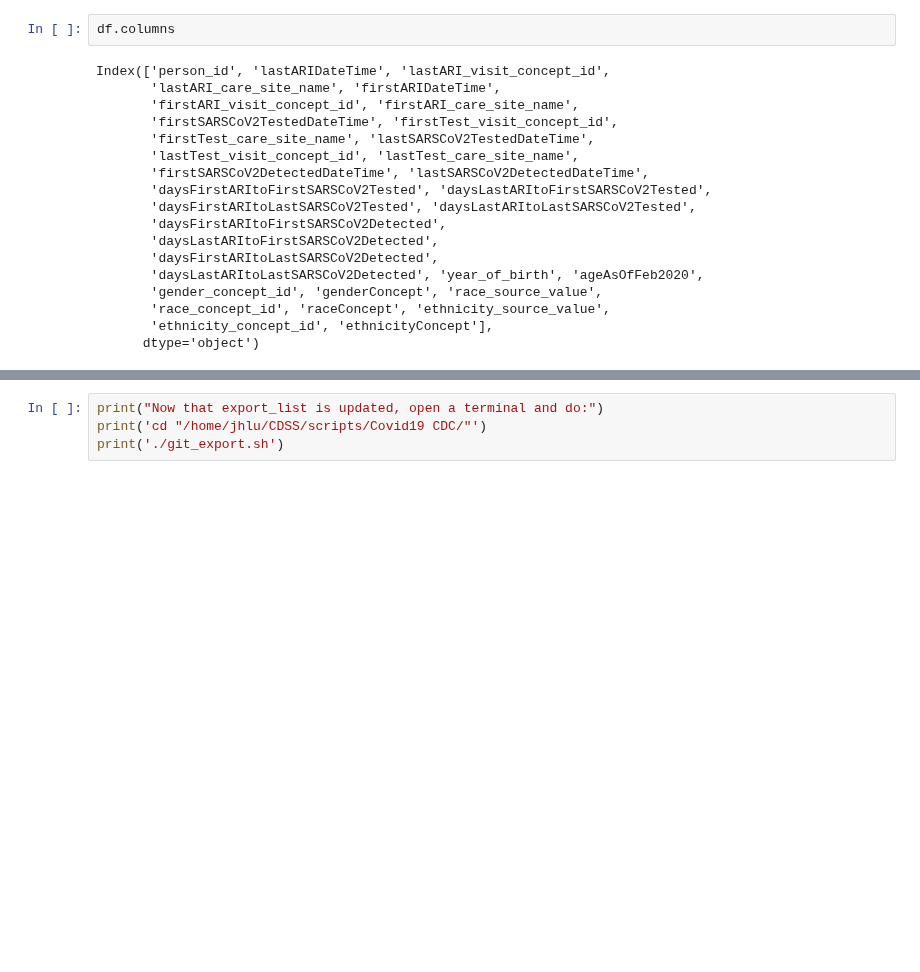
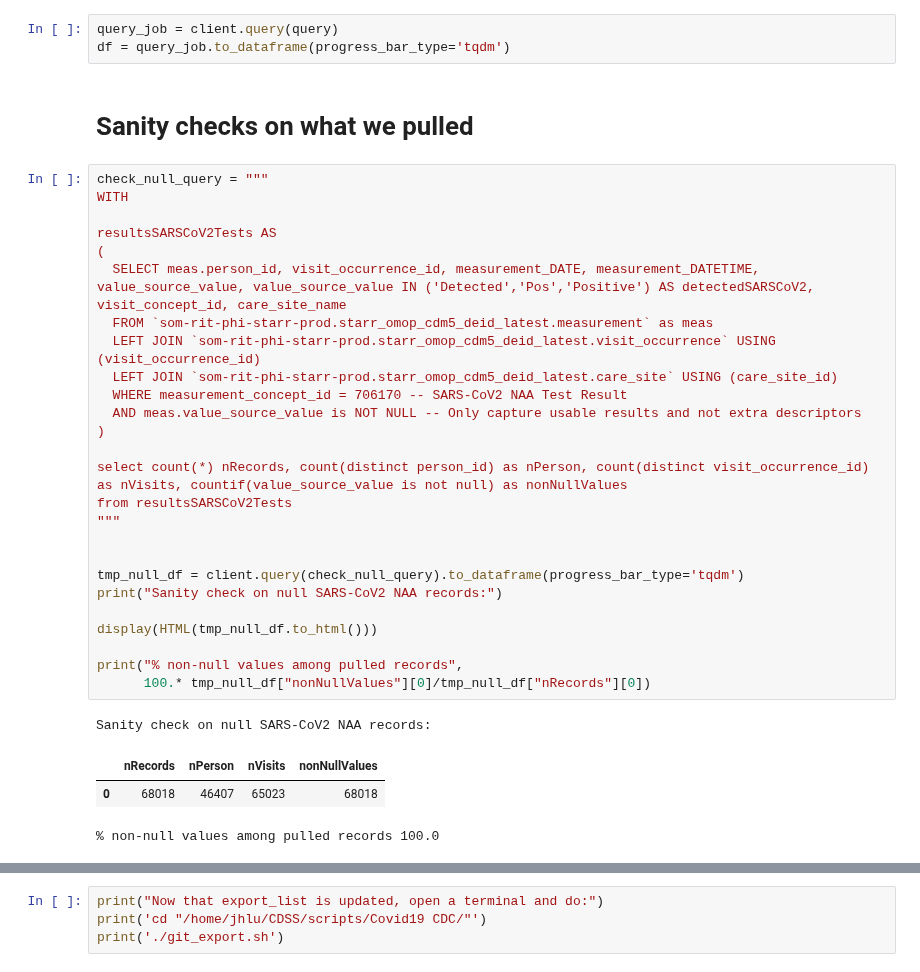
Before and after one commit to HealthRex/CDSS, a Jupyter notebook: scripts/Covid19 CDC/new_tbl_adj.ipynb, the cells around one changed output, grey strips where cells are left out. Saved outputs shown, nothing was run; the diff lists cells and outputs as text; blank space fills up the shorter version.

```diff
--- a/scripts/Covid19 CDC/new_tbl_adj.ipynb
+++ b/scripts/Covid19 CDC/new_tbl_adj.ipynb
@@ -228,20 +262,36 @@ df = query_job.to_dataframe(progress_bar_type='tqdm')
-# %%
-df.columns
-# %% [output]
-Index(['person_id', 'lastARIDateTime', 'lastARI_visit_concept_id',
-       'lastARI_care_site_name', 'firstARIDateTime',
-       'firstARI_visit_concept_id', 'firstARI_care_site_name',
-       'firstSARSCoV2TestedDateTime', 'firstTest_visit_concept_id',
-       'firstTest_care_site_name', 'lastSARSCoV2TestedDateTime',
-       'lastTest_visit_concept_id', 'lastTest_care_site_name',
-       'firstSARSCoV2DetectedDateTime', 'lastSARSCoV2DetectedDateTime',
-       'daysFirstARItoFirstSARSCoV2Tested', 'daysLastARItoFirstSARSCoV2Tested',
-       'daysFirstARItoLastSARSCoV2Tested', 'daysLastARItoLastSARSCoV2Tested',
-       'daysFirstARItoFirstSARSCoV2Detected',
-       'daysLastARItoFirstSARSCoV2Detected',
-       'daysFirstARItoLastSARSCoV2Detected',
-       'daysLastARItoLastSARSCoV2Detected', 'year_of_birth', 'ageAsOfFeb2020',
-       'gender_concept_id', 'genderConcept', 'race_source_value',
-       'race_concept_id', 'raceConcept', 'ethnicity_source_value',
-       'ethnicity_concept_id', 'ethnicityConcept'],
-      dtype='object')
+# %%
+query_job = client.query(query)
+df = query_job.to_dataframe(progress_bar_type='tqdm')
+# %% [markdown]
+# Sanity checks on what we pulled
+# %%
+check_null_query = """
+WITH
+
+resultsSARSCoV2Tests AS
+(
+  SELECT meas.person_id, visit_occurrence_id, measurement_DATE, measurement_DATETIME, value_source_value, value_source_value IN ('Detected','Pos','Positive') AS detectedSARSCoV2, visit_concept_id, care_site_name
+  FROM `som-rit-phi-starr-prod.starr_omop_cdm5_deid_latest.measurement` as meas
+  LEFT JOIN `som-rit-phi-starr-prod.starr_omop_cdm5_deid_latest.visit_occurrence` USING (visit_occurrence_id)
+  LEFT JOIN `som-rit-phi-starr-prod.starr_omop_cdm5_deid_latest.care_site` USING (care_site_id)
+  WHERE measurement_concept_id = 706170 -- SARS-CoV2 NAA Test Result
+  AND meas.value_source_value is NOT NULL -- Only capture usable results and not extra descriptors
+)
+
+select count(*) nRecords, count(distinct person_id) as nPerson, count(distinct visit_occurrence_id) as nVisits, countif(value_source_value is not null) as nonNullValues
+from resultsSARSCoV2Tests
+"""
+
+
+tmp_null_df = client.query(check_null_query).to_dataframe(progress_bar_type='tqdm')
+print("Sanity check on null SARS-CoV2 NAA records:")
+
+display(HTML(tmp_null_df.to_html()))
+
+print("% non-null values among pulled records",
+      100.* tmp_null_df["nonNullValues"][0]/tmp_null_df["nRecords"][0])
+# %% [output]
+Sanity check on null SARS-CoV2 NAA records:
+|  | nRecords | nPerson | nVisits | nonNullValues |
+| 0 | 68018 | 46407 | 65023 | 68018 |
+% non-null values among pulled records 100.0
```
Also changed, not shown: parts of 28 cells of this notebook.
